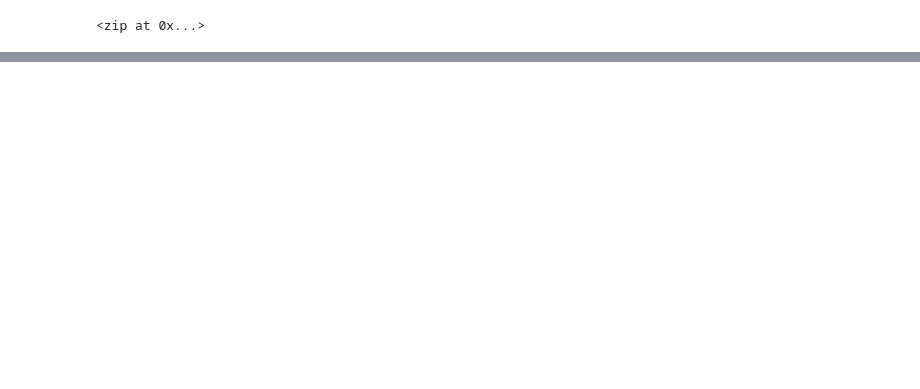
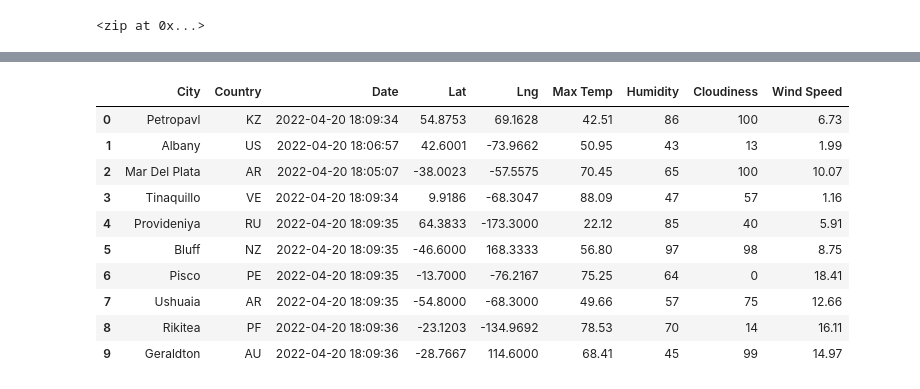
Before and after one commit to psidhu42/world-weather-analysis, a Jupyter notebook: WeatherPy.ipynb, the cells around one changed output, grey strips where cells are left out. Cells and saved outputs as stored; diff of their text form; code cells hidden in the pictures; blank space fills up the shorter version.

```diff
--- a/WeatherPy.ipynb
+++ b/WeatherPy.ipynb
@@ -196,0 +215,20 @@ len(city_data)
+# %%
+# Reorder the columns
+
+new_column_order = ["City", "Country", "Date", "Lat", "Lng", "Max Temp", "Humidity", "Cloudiness", "Wind Speed"]
+
+city_data_df = city_data_df[new_column_order]
+
+city_data_df.head(10)
+# %% [output]
+|  | City | Country | Date | Lat | Lng | Max Temp | Humidity | Cloudiness | Wind Speed |
+| 0 | Petropavl | KZ | 2022-04-20 18:09:34 | 54.8753 | 69.1628 | 42.51 | 86 | 100 | 6.73 |
+| 1 | Albany | US | 2022-04-20 18:06:57 | 42.6001 | -73.9662 | 50.95 | 43 | 13 | 1.99 |
+| 2 | Mar Del Plata | AR | 2022-04-20 18:05:07 | -38.0023 | -57.5575 | 70.45 | 65 | 100 | 10.07 |
+| 3 | Tinaquillo | VE | 2022-04-20 18:09:34 | 9.9186 | -68.3047 | 88.09 | 47 | 57 | 1.16 |
+| 4 | Provideniya | RU | 2022-04-20 18:09:35 | 64.3833 | -173.3000 | 22.12 | 85 | 40 | 5.91 |
+| 5 | Bluff | NZ | 2022-04-20 18:09:35 | -46.6000 | 168.3333 | 56.80 | 97 | 98 | 8.75 |
+| 6 | Pisco | PE | 2022-04-20 18:09:35 | -13.7000 | -76.2167 | 75.25 | 64 | 0 | 18.41 |
+| 7 | Ushuaia | AR | 2022-04-20 18:09:35 | -54.8000 | -68.3000 | 49.66 | 57 | 75 | 12.66 |
+| 8 | Rikitea | PF | 2022-04-20 18:09:36 | -23.1203 | -134.9692 | 78.53 | 70 | 14 | 16.11 |
+| 9 | Geraldton | AU | 2022-04-20 18:09:36 | -28.7667 | 114.6000 | 68.41 | 45 | 99 | 14.97 |
```
Also changed, not shown: parts of 5 cells of this notebook, 2 other files.
